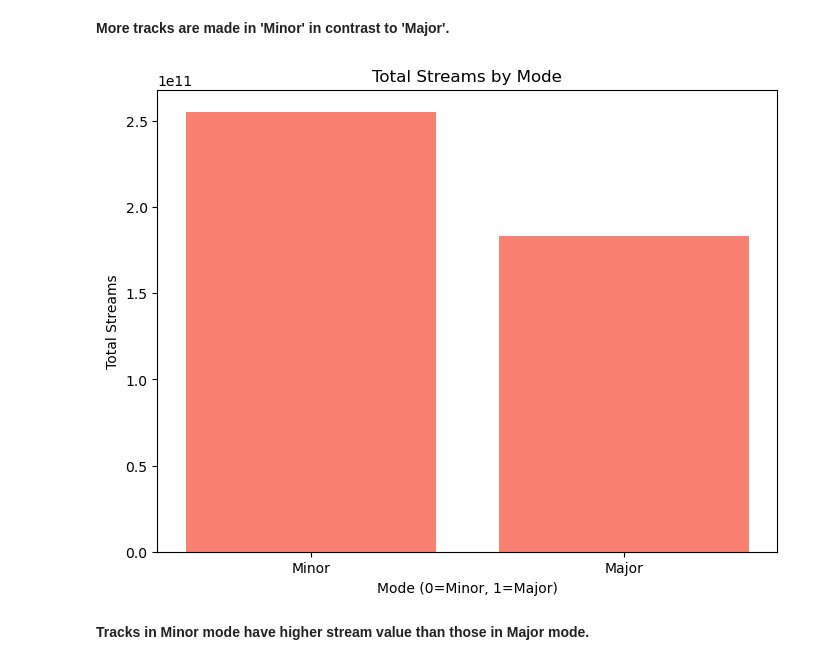
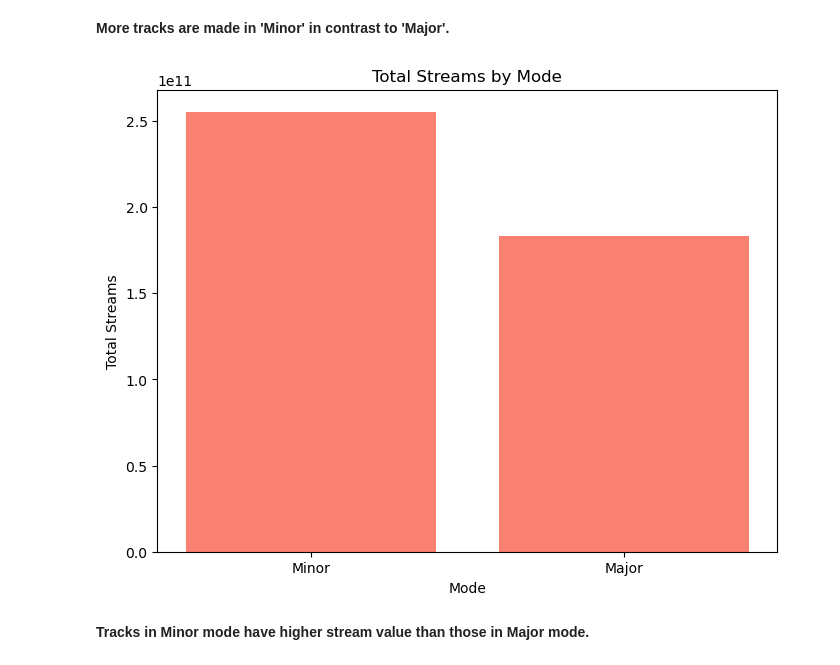
Before and after one commit to robss1130/ECE2112-Python-Exploratory_Data_Analysis, a Jupyter notebook: EDA_Spotify2023.ipynb, the cells around one changed output. Drawn from its saved outputs; the diff is of its cells as text; code cells hidden in the pictures.

```diff
--- a/EDA_Spotify2023.ipynb
+++ b/EDA_Spotify2023.ipynb
@@ -595,14 +595,14 @@ plt.show()
 # %%
 # Plot total streams
 plt.figure(figsize=(8, 6))
 plt.bar(mode_total_streams.index, mode_total_streams.values, color='salmon')
-plt.xlabel('Mode (0=Minor, 1=Major)')
+plt.xlabel('Mode')
 plt.ylabel('Total Streams')
 plt.title('Total Streams by Mode')
 plt.xticks([0, 1], ['Minor', 'Major'])
 plt.show()
 # %% [output]
-[figure, old version]
+[figure, new version]
 # %% [markdown]
 **Tracks in Minor mode have higher stream value than those in Major mode.**
 # %%
```
Also changed, not shown: parts of 1 cell of this notebook.
